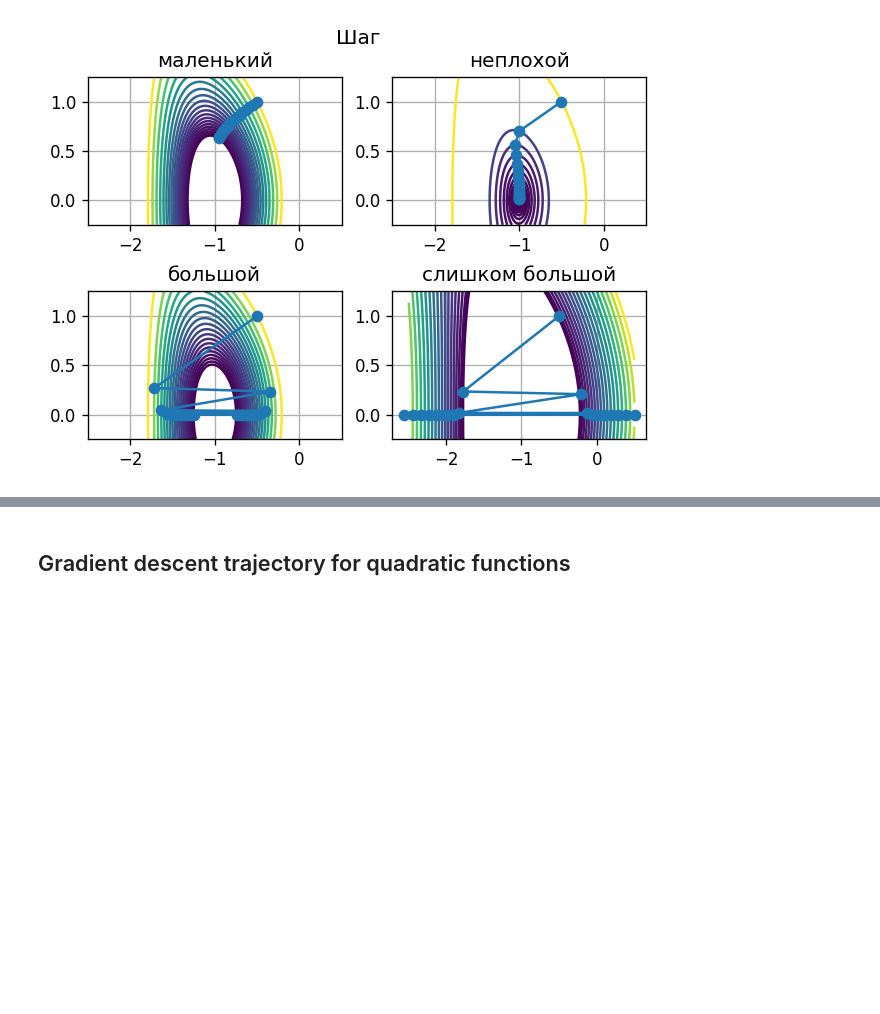
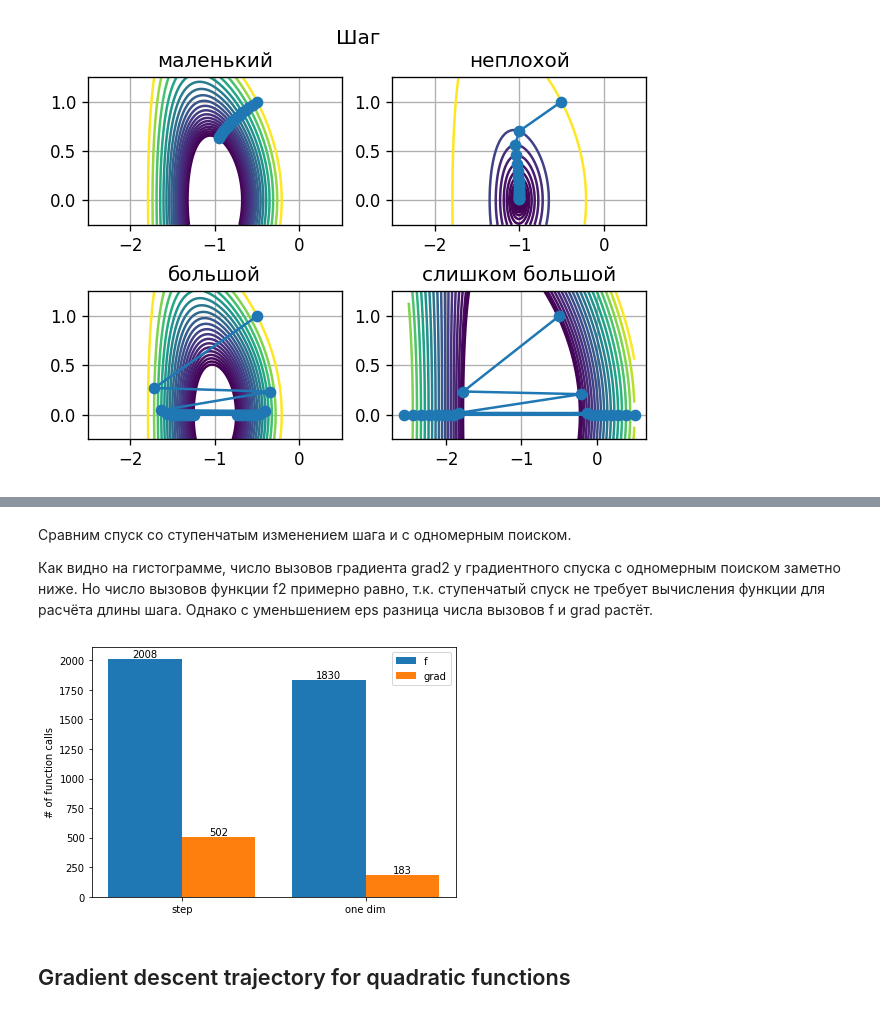
Before and after one commit to YuriNeverov/Optimization-Methods-Gradient-Descent, a Jupyter notebook: GradientDescent.ipynb, the cells around one changed output, grey strips where cells are left out. Cells and saved outputs as stored; diff of their text form; code cells hidden in the pictures; blank space fills up the shorter version.

```diff
--- a/GradientDescent.ipynb
+++ b/GradientDescent.ipynb
@@ -154,3 +224,78 @@ def golden_section(f: Callable[[float], float], a: float, b: float, eps: float =
+# %%
+cf: int
+cg: int
+
+def f2(v):
+  x, y = v
+  global cf
+  cf += 1
+  return np.sin(0.5 * x**2 - 0.25 * y**2 + 3)*np.cos(2*x+1-np.exp(y))
+
+
+def grad2(v):
+  x, y = v
+  global cg
+  cg += 1
+  h = 1e-5
+  return np.array([(f2([x + h, y]) - f2([x - h, y]))/(2*h), (f2([x, y + h]) - f2([x, y - h]))/(2*h)])
+
+
+x0 = np.array([-0.1, -0.4])
+# %% [markdown]
+Сравним спуск со ступенчатым изменением шага и с одномерным поиском.
+
+Как видно на гистограмме, число вызовов градиента grad2 у градиентного спуска с одномерным поиском заметно ниже.
+Но число вызовов функции f2 примерно равно, т.к. ступенчатый спуск не требует вычисления функции для расчёта длины шага.
+Однако с уменьшением eps разница числа вызовов f и grad растёт.
+# %%
+max_epoch=100000
+eps=1e-5
+
+labels = ['step', 'one dim']
+f_counts = [0, 0]
+g_counts = [0, 0]
+
+cf, cg = 0, 0
+gd_stepping_lr(grad2, x0, 0.25, 0.9, 50, max_epoch=max_epoch, eps=eps)
+f_counts[0], g_counts[0] = cf, cg
+
+cf, cg = 0, 0
+gd_one_dim(f2, grad2, x0, max_epoch=max_epoch, eps=eps)
+f_counts[1], g_counts[1] = cf, cg
+
+x = np.arange(len(labels))  # the label locations
+width = 0.4  # the width of the bars
+
+fig, ax = plt.subplots()
+rects1 = ax.bar(x - width/2, f_counts, width, label='f')
+rects2 = ax.bar(x + width/2, g_counts, width, label='grad')
+
+# Add some text for labels, title and custom x-axis tick labels, etc.
+ax.set_ylabel('# of function calls')
+ax.set_xticks(x)
+ax.set_xticklabels(labels)
+ax.legend()
+
+
+def autolabel(rects):
+    """Attach a text label above each bar in *rects*, displaying its height."""
+    for rect in rects:
+        height = rect.get_height()
+        ax.annotate('{}'.format(height),
+                    xy=(rect.get_x() + rect.get_width() / 2, height),
+                    xytext=(0, 0),
+                    textcoords="offset points",
+                    ha='center', va='bottom')
+
+
+autolabel(rects1)
+autolabel(rects2)
+
+fig.tight_layout()
+
+plt.show()
+# %% [output]
+[figure, added]
 # %% [markdown]
 ## Gradient descent trajectory for quadratic functions
 # %% [markdown]
```
Also changed, not shown: parts of 19 cells of this notebook.
